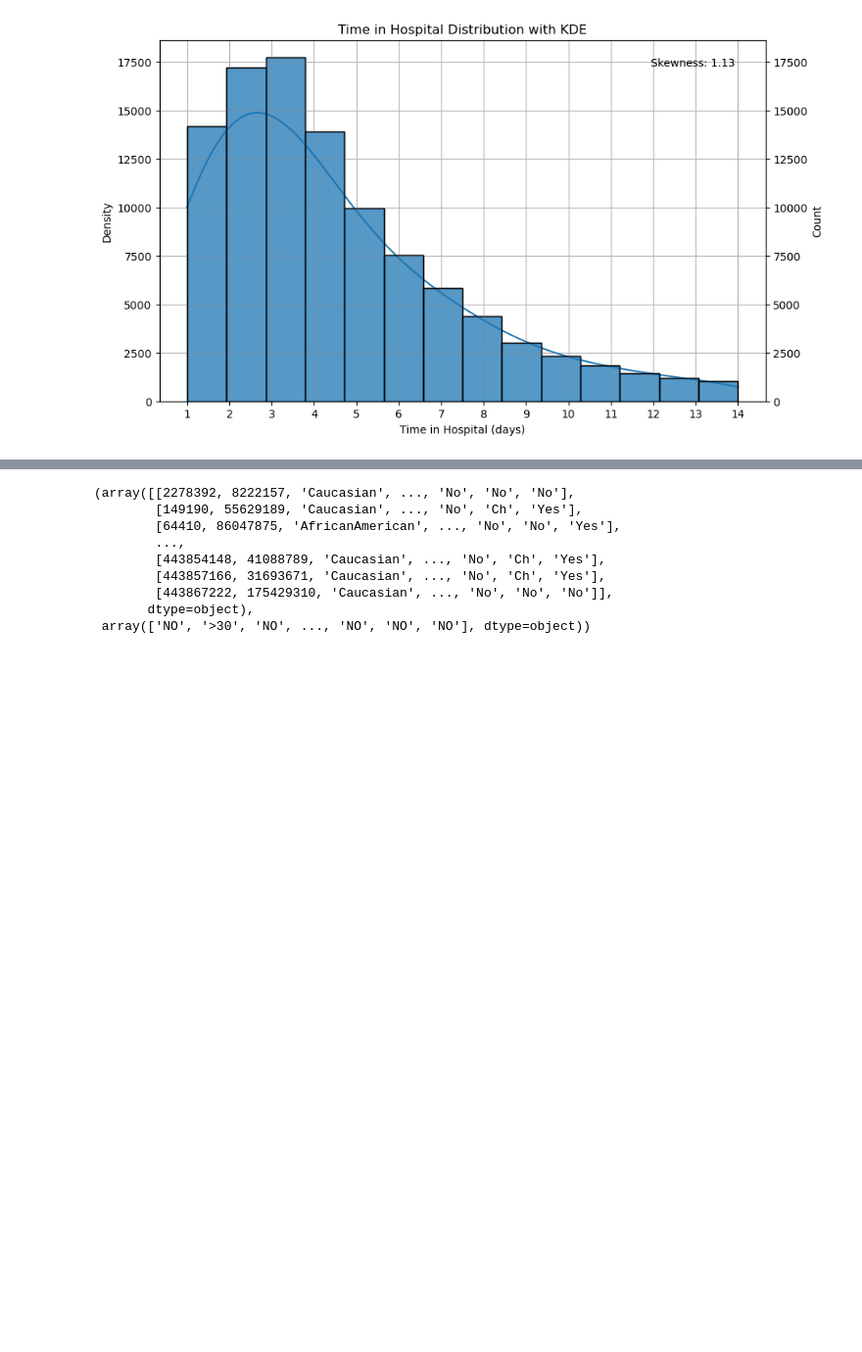
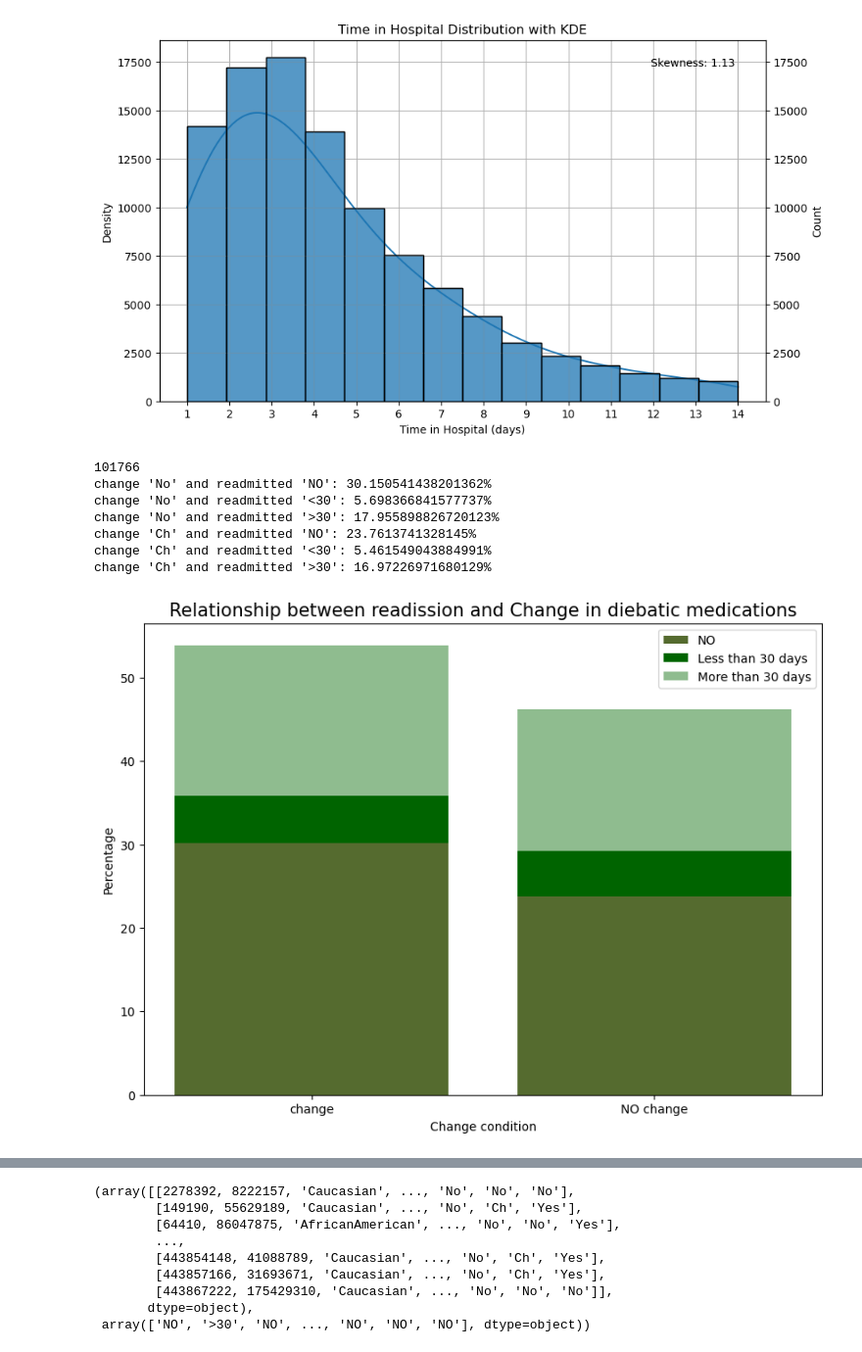
Before and after one commit to bianyiguyuan/diabetic_data_model, a Jupyter notebook: model_train.ipynb, the cells around one changed output, grey strips where cells are left out. Shown at 98% size. Saved outputs shown, nothing was run; the diff lists cells and outputs as text; code cells hidden in the pictures; blank space fills up the shorter version.

```diff
--- a/model_train.ipynb
+++ b/model_train.ipynb
@@ -284,3 +509,14 @@ de.histogram_age_groups()
 de.histogram_time_in_hospital()
 # %% [output]
 [figure]
+# %%
+de.chart_change_in_medications()
+# %% [output]
+101766
+change 'No' and readmitted 'NO': 30.150541438201362%
+change 'No' and readmitted '<30': 5.698366841577737%
+change 'No' and readmitted '>30': 17.955898826720123%
+change 'Ch' and readmitted 'NO': 23.7613741328145%
+change 'Ch' and readmitted '<30': 5.461549043884991%
+change 'Ch' and readmitted '>30': 16.97226971680129%
+[figure, added]
```
Also changed, not shown: parts of 8 cells of this notebook.
